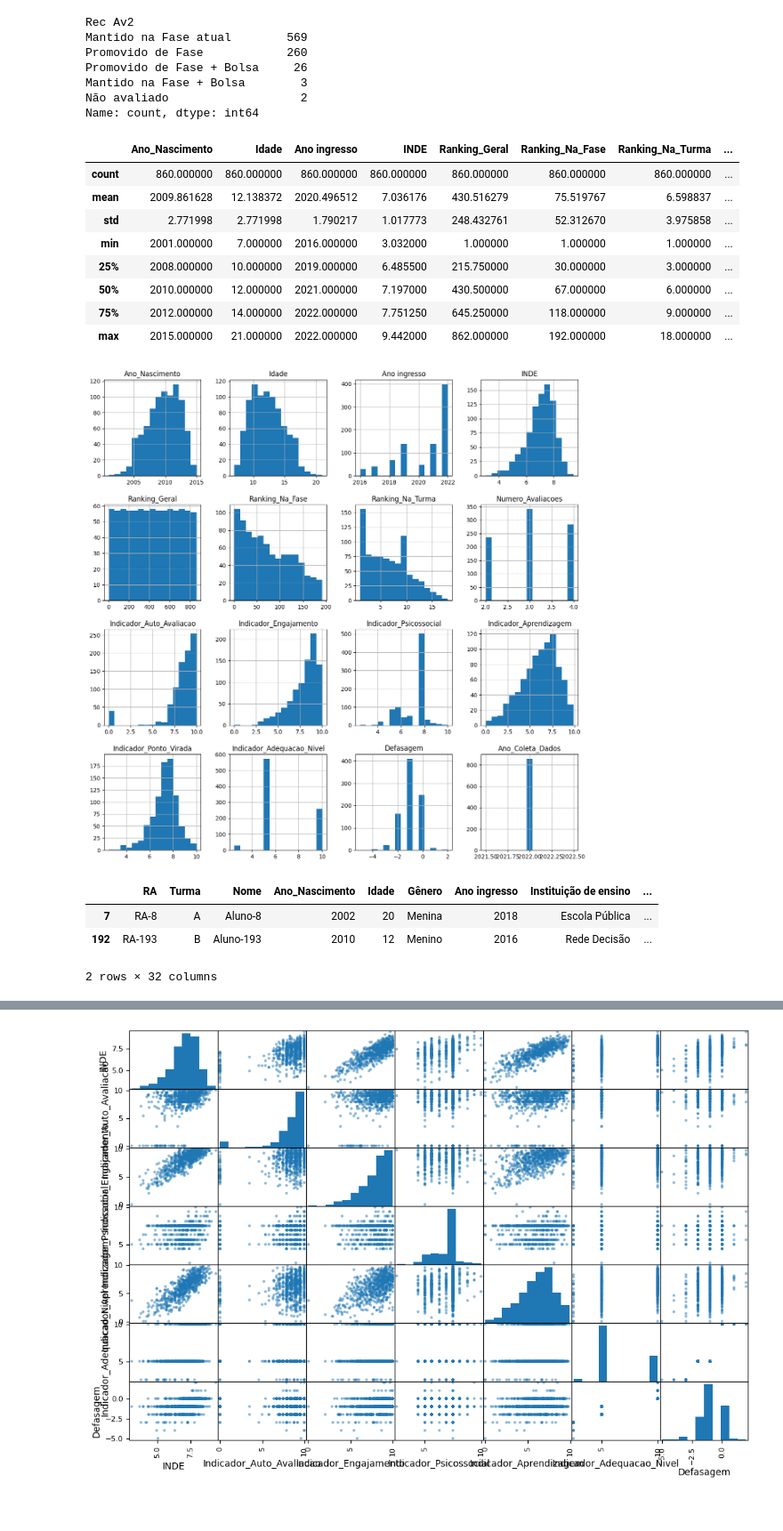
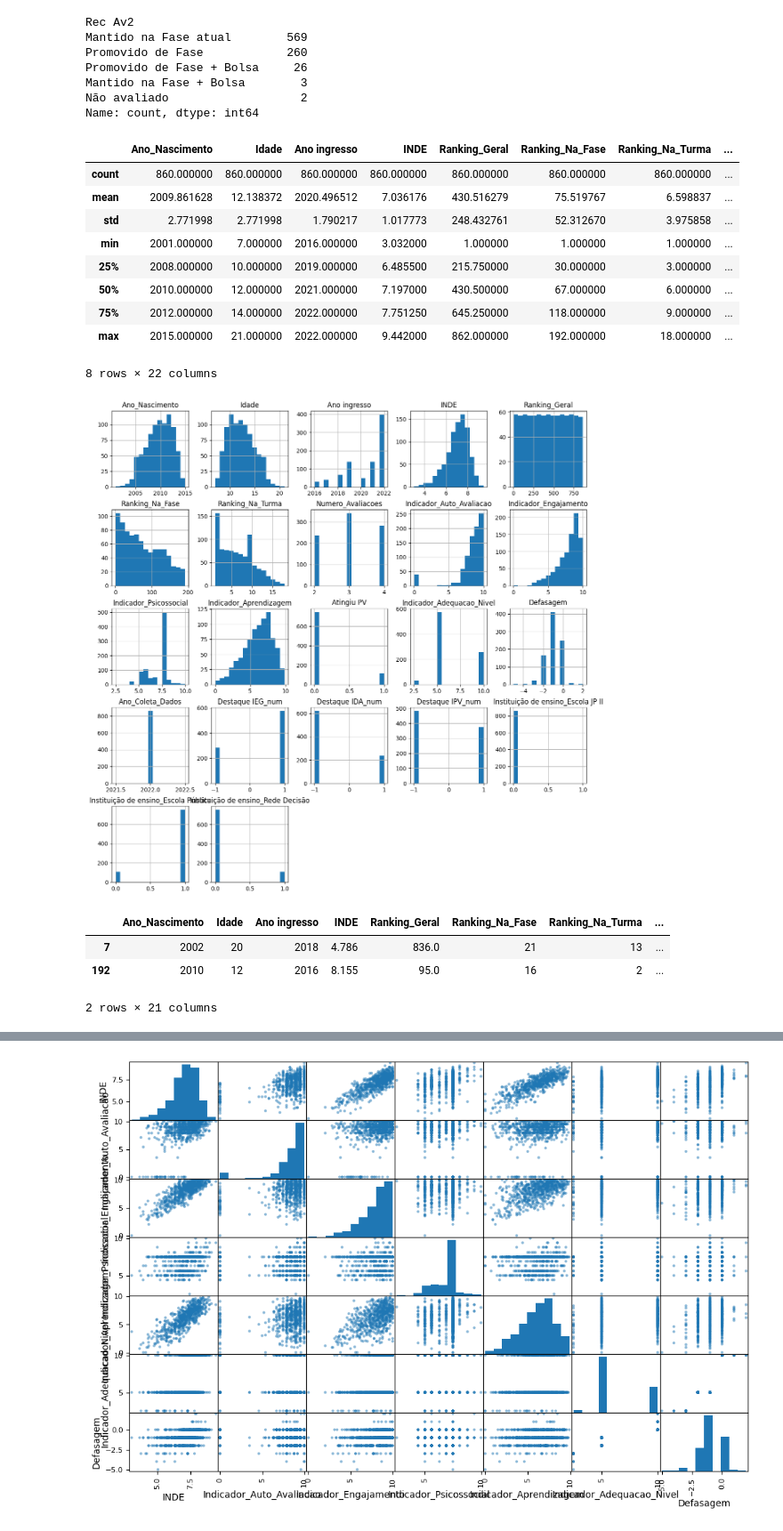
Before and after one commit to jessibmoura/PEDE, a Jupyter notebook: analise_dados_2022.ipynb, the cells around one changed output, grey strips where cells are left out. Shown at 89% size. Drawn from its saved outputs; the diff is of its cells as text; code cells hidden in the pictures.

```diff
--- a/analise_dados_2022.ipynb
+++ b/analise_dados_2022.ipynb
@@ -55,0 +61,21 @@ Name: count, dtype: int64
+# %%
+# criamos uma função básica de atribuição de valores para as colunas que contém os comentários que começam com 'destaque' ou 'melhorar'
+
+def converter_comentario(texto):
+    if texto.startswith("Destaque"):
+        return 1
+    elif texto.startswith("Melhorar"):
+        return -1
+    else:
+        return 0
+
+colunas_texto = ["Destaque IEG", "Destaque IDA", "Destaque IPV"]
+for coluna in colunas_texto:
+    df[coluna + "_num"] = df[coluna].fillna("").apply(converter_comentario)
+    df = df.drop(columns=[coluna])
+# %%
+from sklearn.preprocessing import OneHotEncoder
+
+encoder = OneHotEncoder(sparse_output=False)
+encoded_array = encoder.fit_transform(df[["Instituição de ensino"]])
+df_encoded = pd.DataFrame(encoded_array, columns=encoder.get_feature_names_out(["Instituição de ensino"]))
@@ -55,0 +88,4 @@ Name: count, dtype: int64
+# %%
+df_copy = df.copy()
+df_alunos = pd.concat([df_copy.drop(columns=["Instituição de ensino"]), df_encoded], axis=1)
+df_alunos.head(2)
@@ -85,7 +126,7 @@ Não avaliado                   2
 Name: count, dtype: int64
 # %%
 # Deixando um nome mais descritivo para algumas colunas
-df.rename(columns={"Cf": "Ranking_Na_Fase",
+df_alunos.rename(columns={"Cf": "Ranking_Na_Fase",
                    "Ct": "Ranking_Na_Turma",
                    "Cg": "Ranking_Geral",
                    "IAA": "Indicador_Auto_Avaliacao",
@@ -96,7 +137,7 @@ df.rename(columns={"Cf": "Ranking_Na_Fase",
                    "IAN": "Indicador_Adequacao_Nivel"},
                     inplace=True)
 # %%
-df.describe()
+df_alunos.describe()
 # %% [output]
 |  | Ano_Nascimento | Idade | Ano ingresso | INDE | Ranking_Geral | Ranking_Na_Fase | Ranking_Na_Turma | ... |
 | count | 860.000000 | 860.000000 | 860.000000 | 860.000000 | 860.000000 | 860.000000 | 860.000000 | ... |
@@ -107,10 +148,11 @@ df.describe()
 | 50% | 2010.000000 | 12.000000 | 2021.000000 | 7.197000 | 430.500000 | 67.000000 | 6.000000 | ... |
 | 75% | 2012.000000 | 14.000000 | 2022.000000 | 7.751250 | 645.250000 | 118.000000 | 9.000000 | ... |
 | max | 2015.000000 | 21.000000 | 2022.000000 | 9.442000 | 862.000000 | 192.000000 | 18.000000 | ... |
+8 rows × 22 columns
 # %%
-df.hist(bins=15,figsize=(15,15))
+df_alunos.hist(bins=15,figsize=(15,15))
 plt.show()
 # %% [output]
-[figure, old version]
+[figure, new version]
 # %%
 # vamos separar uma parte da base para teste antes mesmo de começar a mexer com outras análises
@@ -118,7 +171,7 @@ train_set, test_set = train_test_split(df, test_size=0.2, random_state=42)
 # %%
-train_set.head(2)
+X_train.head(2)
 # %% [output]
-|  | RA | Turma | Nome | Ano_Nascimento | Idade | Gênero | Ano ingresso | Instituição de ensino | ... |
-| 7 | RA-8 | A | Aluno-8 | 2002 | 20 | Menina | 2018 | Escola Pública | ... |
-| 192 | RA-193 | B | Aluno-193 | 2010 | 12 | Menino | 2016 | Rede Decisão | ... |
+|  | Ano_Nascimento | Idade | Ano ingresso | INDE | Ranking_Geral | Ranking_Na_Fase | Ranking_Na_Turma | ... |
+| 7 | 2002 | 20 | 2018 | 4.786 | 836.0 | 21 | 13 | ... |
+| 192 | 2010 | 12 | 2016 | 8.155 | 95.0 | 16 | 2 | ... |
-2 rows × 32 columns
+2 rows × 21 columns
```
Also changed, not shown: parts of 26 cells of this notebook.
